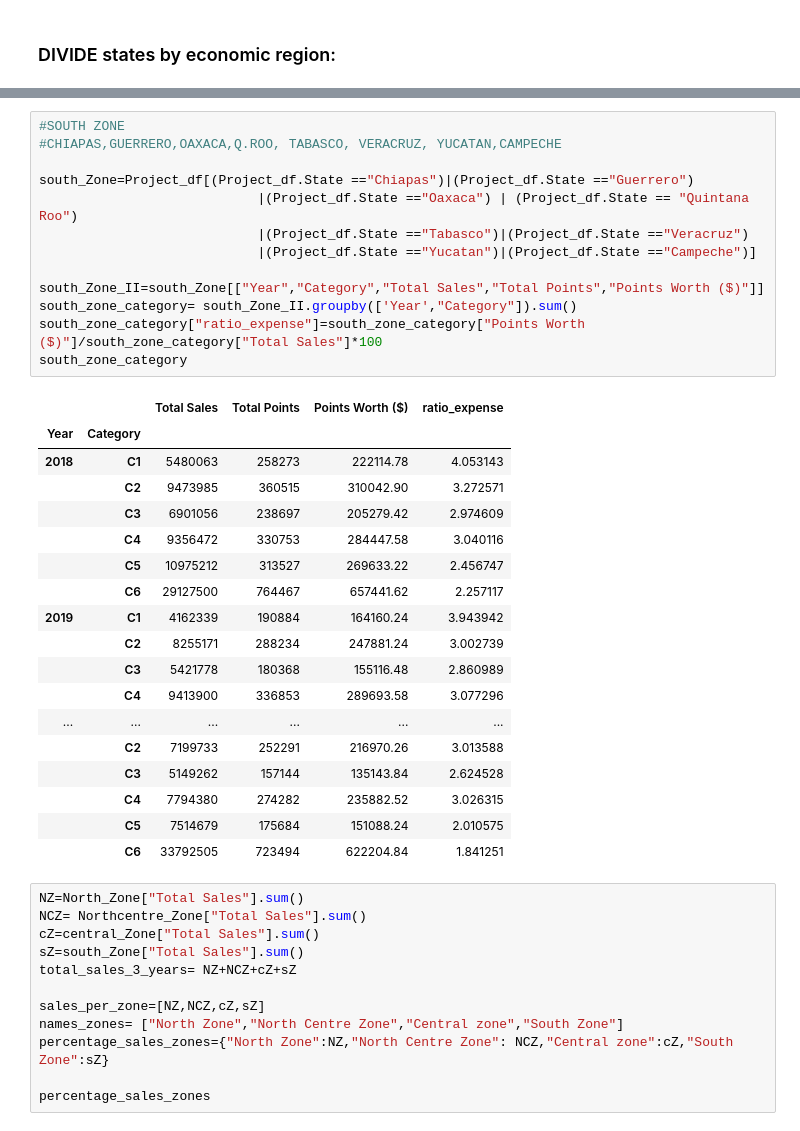
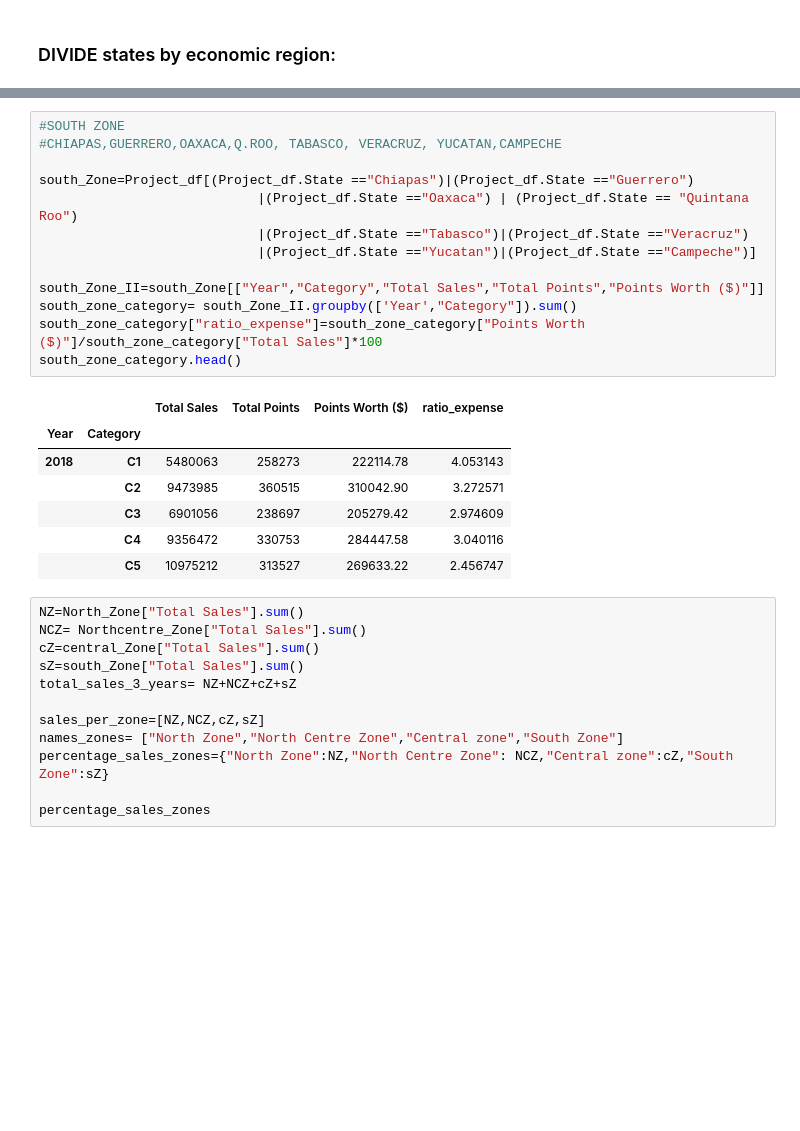
Before and after one commit to MauCFD/Project_1, a Jupyter notebook: project 1 - Analyzing a Loyalty Program/Loyalty Program - analyzing data.ipynb, the cells around one changed output, grey strips where cells are left out. Drawn from its saved outputs; the diff is of its cells as text; blank space fills up the shorter version.

```diff
--- a/project 1 - Analyzing a Loyalty Program/Loyalty Program - analyzing data.ipynb
+++ b/project 1 - Analyzing a Loyalty Program/Loyalty Program - analyzing data.ipynb
@@ -709,35 +731,24 @@ central_zone_category
 # %%
 #SOUTH ZONE
 #CHIAPAS,GUERRERO,OAXACA,Q.ROO, TABASCO, VERACRUZ, YUCATAN,CAMPECHE
 
 south_Zone=Project_df[(Project_df.State =="Chiapas")|(Project_df.State =="Guerrero")
                             |(Project_df.State =="Oaxaca") | (Project_df.State == "Quintana Roo")
                             |(Project_df.State =="Tabasco")|(Project_df.State =="Veracruz")
                             |(Project_df.State =="Yucatan")|(Project_df.State =="Campeche")]
 
 south_Zone_II=south_Zone[["Year","Category","Total Sales","Total Points","Points Worth ($)"]]
 south_zone_category= south_Zone_II.groupby(['Year',"Category"]).sum()
 south_zone_category["ratio_expense"]=south_zone_category["Points Worth ($)"]/south_zone_category["Total Sales"]*100
-south_zone_category
+south_zone_category.head()
 # %% [output]
 |  |  | Total Sales | Total Points | Points Worth ($) | ratio_expense |
 | Year | Category |  |  |  |  |
 | 2018 | C1 | 5480063 | 258273 | 222114.78 | 4.053143 |
 |  | C2 | 9473985 | 360515 | 310042.90 | 3.272571 |
 |  | C3 | 6901056 | 238697 | 205279.42 | 2.974609 |
 |  | C4 | 9356472 | 330753 | 284447.58 | 3.040116 |
 |  | C5 | 10975212 | 313527 | 269633.22 | 2.456747 |
-|  | C6 | 29127500 | 764467 | 657441.62 | 2.257117 |
-| 2019 | C1 | 4162339 | 190884 | 164160.24 | 3.943942 |
-|  | C2 | 8255171 | 288234 | 247881.24 | 3.002739 |
-|  | C3 | 5421778 | 180368 | 155116.48 | 2.860989 |
-|  | C4 | 9413900 | 336853 | 289693.58 | 3.077296 |
-| ... | ... | ... | ... | ... | ... |
-|  | C2 | 7199733 | 252291 | 216970.26 | 3.013588 |
-|  | C3 | 5149262 | 157144 | 135143.84 | 2.624528 |
-|  | C4 | 7794380 | 274282 | 235882.52 | 3.026315 |
-|  | C5 | 7514679 | 175684 | 151088.24 | 2.010575 |
-|  | C6 | 33792505 | 723494 | 622204.84 | 1.841251 |
 # %%
 NZ=North_Zone["Total Sales"].sum()
 NCZ= Northcentre_Zone["Total Sales"].sum()
```
Also changed, not shown: parts of 40 cells of this notebook, 17 other files.
